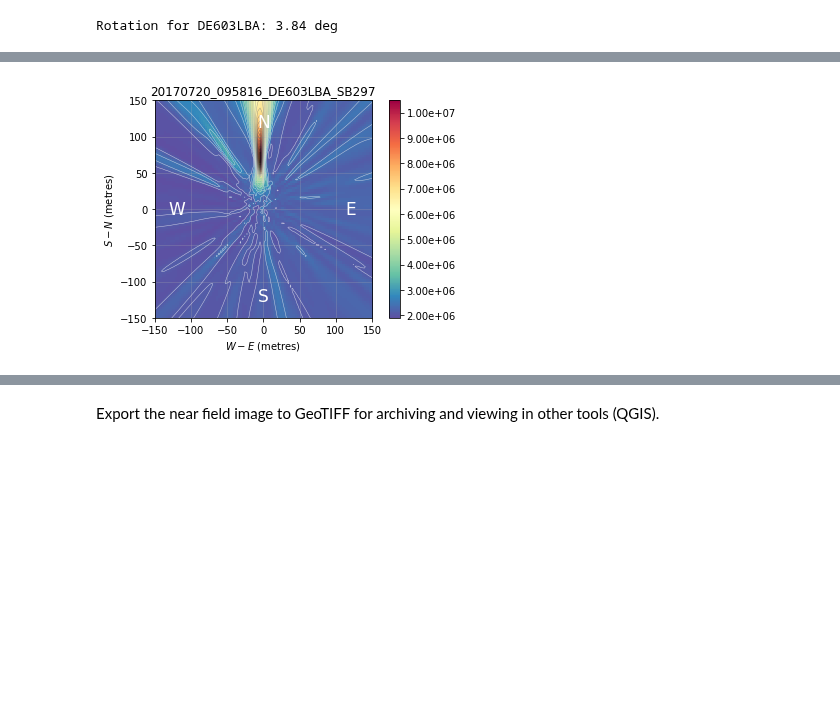
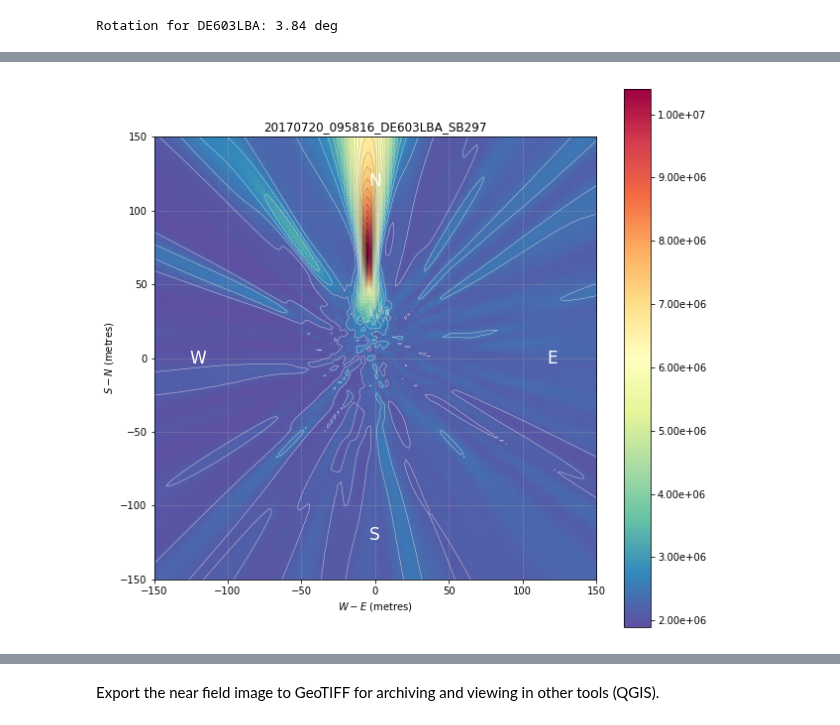
Before and after one commit to lofar-astron/lofarimaging, a Jupyter notebook: LOFAR LBA imaging tutorial v4.ipynb, the cells around one changed output, grey strips where cells are left out. Saved outputs shown, nothing was run; the diff lists cells and outputs as text; code cells hidden in the pictures; blank space fills up the shorter version.

Commit message:
Get rotation matrix from lofarantpos

```diff
--- a/LOFAR LBA imaging tutorial v4.ipynb
+++ b/LOFAR LBA imaging tutorial v4.ipynb
@@ -248,9 +251,10 @@ def rcus_in_station(station_type):
     """
     return {'core': 96, 'remote': 96, 'intl': 192}[station_type]
 # %%
-# Function from Michiel to read in an ACM binary data cube
 def read_acm_cube(filename, station_type):
     """
+    Read an ACM binary data cube (function from Michiel)
+
     **Parameters**
 
     filename : string
@@ -448,42 +452,64 @@ plt.savefig(f'results/{fname}_sky_calibrated.png', bbox_inches='tight', dpi=200)
+# %%
+def get_extents_pqr(db, station, extents_localnorth, margin=5):
+    """
+    Get the extents of a rectangular grid in the PQR frame which contains the
+    entire extents in the localnorth frame.
+    A bit of margin is taken to accomodate for interpolation after rotation.
+
+    Args:
+        extents_localnorth: extents in the form [xmin, xmax, ymin, ymax]
+
+    Returns:
+        extents in the PQR frame, in the form [pmin, pmax, qmin, qmax]
+    """
+    rot_matrix = db.pqr_to_localnorth(station)[:2, :2]
+    [xmin, xmax, ymin, ymax] = extents_localnorth
+    pmin2, _ = rot_matrix @ [xmin, ymin]
+    _, qmin2 = rot_matrix @ [xmax, ymin]
+    pmax2, _ = rot_matrix @ [xmax, ymax]
+    _, qmax2 = rot_matrix @ [xmin, ymax]
+    return [pmin2-margin, pmax2+margin, qmin2-margin, qmax2+margin]
 # %%
 # Make a ground image, by numerically Fourier-transforming from visibilities to ground plane
 
 # NOTE: dims currently must be centered on (0,0) for the rotation to work!
+assert(np.mean([dims[0], dims[1]]) == 0)
+assert(np.mean([dims[2], dims[3]]) == 0)
 ratio = 0.5 # how many pixels per metre, default is 0.5 pixel/metre
 im_x, im_y = int(ratio*(abs(dims[1]-dims[0]))),int(ratio*(abs(dims[3]-dims[2])))
-dims2 = dims * 1.5 # image further to account for rotation post-transform
+dims2 = get_extents_pqr(db, station, dims) # image further to account for rotation post-transform
 
 # Fourier transform (rotation is negative in this space)
 img = ground_imager(visibilities, baselines, freq, im_x, im_y, dims2, station_pqr, height=1.5)
-img_rotated = ndimage.interpolation.rotate(img, rotation, reshape=False, mode='nearest')
+img_rotated = ndimage.interpolation.rotate(img, rotation, reshape=False, mode='constant', cval=np.nan)
 
 # Plot the resulting image
-fig, ax = plt.subplots()
+fig, ax = plt.subplots(figsize=(10,10))
 cax = ax.imshow(img_rotated, origin='lower', cmap=cm.Spectral_r, extent=dims2)
 fig.colorbar(cax, format='%.2e')
 ax.set_xlabel('$W-E$ (metres)')
 ax.set_ylabel('$S-N$ (metres)')
 #title('\_'.join(fname.split('_'))) # Only for fancy fonts
 ax.set_title(fname)
 
 # Custom range for dims (set to whatever is needed to zoom)
 #dims = np.array([-150,0,-100,50]) # metres
 
-# Change limits to match the original specified dimensions
+# Change limits to match the original specified extent in the localnorth frame
 ax.set_xlim(dims[0],dims[1])
 ax.set_ylim(dims[2],dims[3])
 
 # Place the NSEW coordinate directions
 ax.text(0.9, 0.5, 'E', color='w', fontsize=17, transform=ax.transAxes, horizontalalignment='center', verticalalignment='center')
 ax.text(0.1, 0.5, 'W', color='w', fontsize=17, transform=ax.transAxes, horizontalalignment='center', verticalalignment='center')
 ax.text(0.5, 0.9, 'N', color='w', fontsize=17, transform=ax.transAxes, horizontalalignment='center', verticalalignment='center')
 ax.text(0.5, 0.1, 'S', color='w', fontsize=17, transform=ax.transAxes, horizontalalignment='center', verticalalignment='center')
 
 ax.contour(img_rotated, 30, origin='lower', cmap=cm.Greys, extent=dims2, linewidths=0.5, alpha=0.7)
 ax.grid(True, alpha=0.3)
 plt.savefig(f"results/{fname}_nearfield_calibrated.png", bbox_inches='tight', dpi=200)
 # %% [output]
-[figure, old version]
+[figure, new version]
 # %%
 plt.imsave(f"results/{fname}_nearfield_calibrated_noaxes.png", img_rotated,
            cmap=cm.Spectral_r, origin='lower')
```
Also changed, not shown: parts of 12 cells of this notebook.
